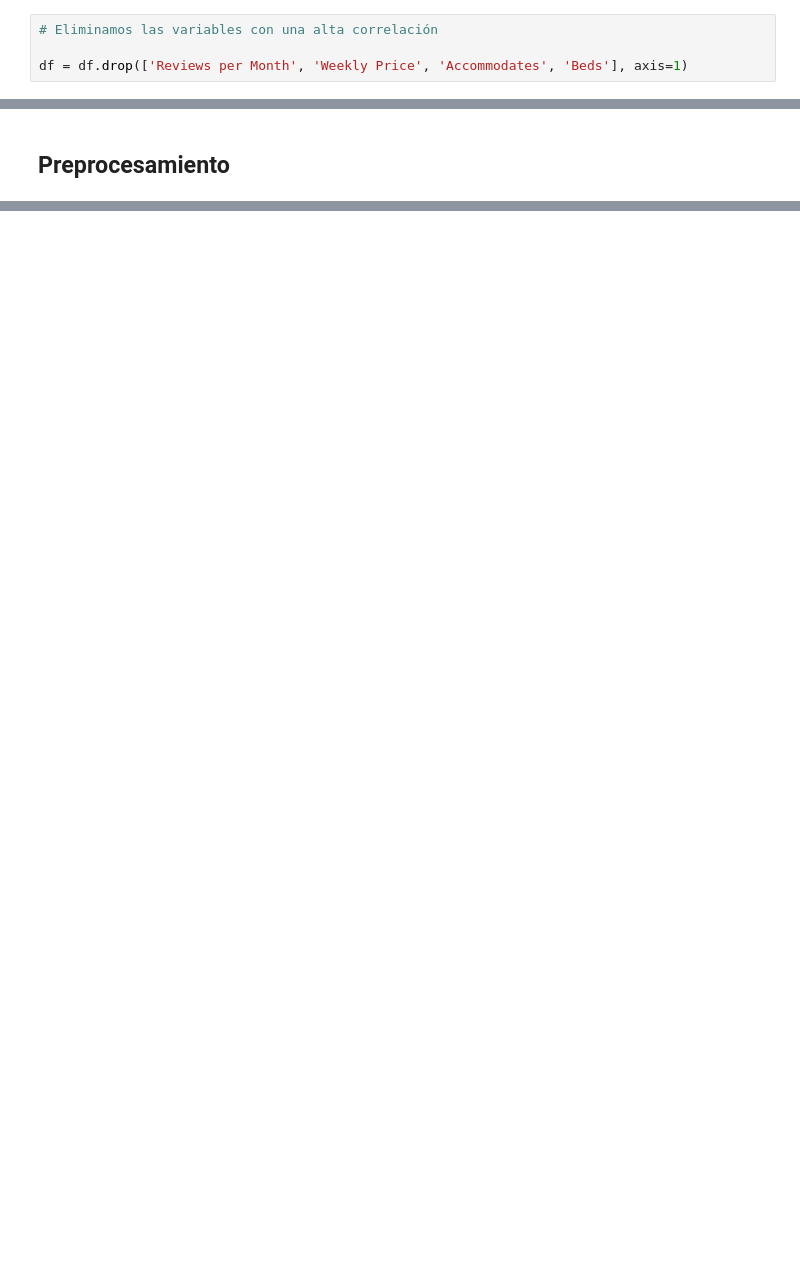
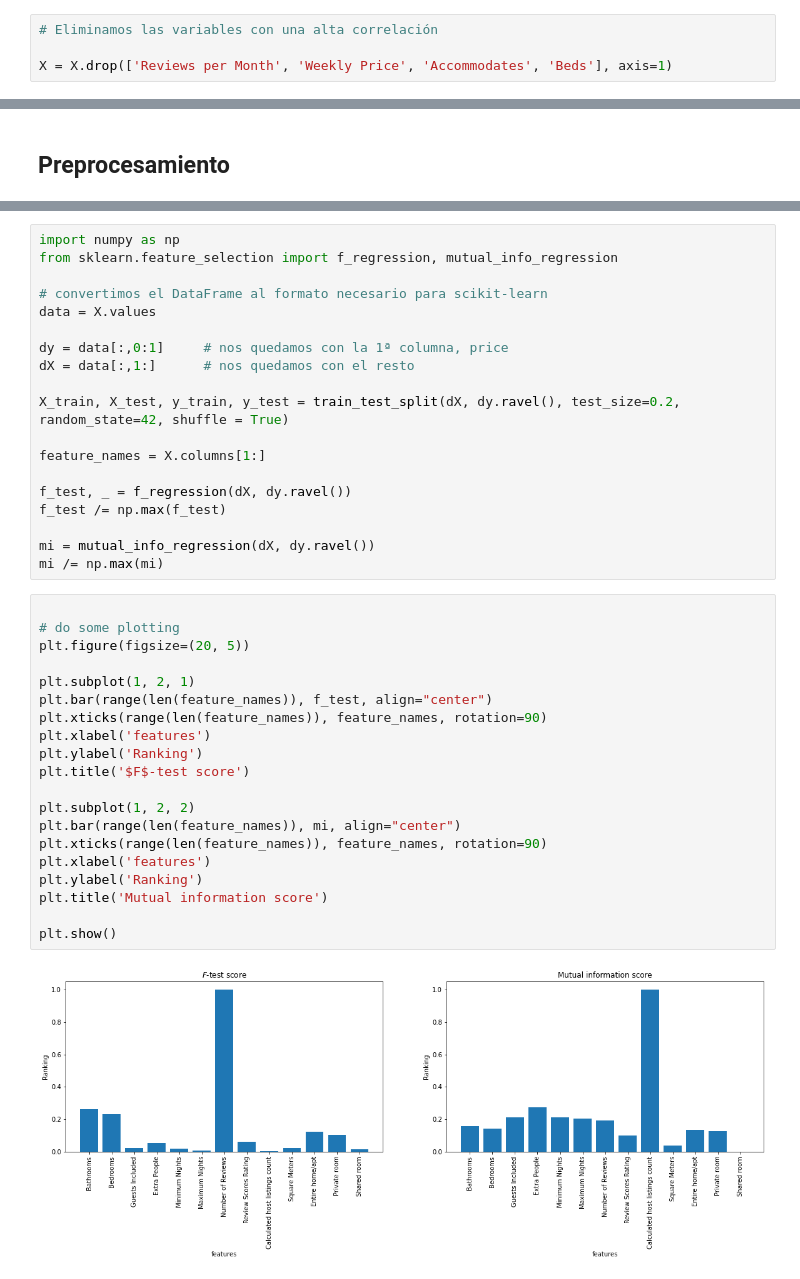
Before and after one commit to MiguelyGallego/Machine-Learning, a Jupyter notebook: practica_ml.ipynb, the cells around one changed output, grey strips where cells are left out. Drawn from its saved outputs; the diff is of its cells as text; blank space fills up the shorter version.

```diff
--- a/practica_ml.ipynb
+++ b/practica_ml.ipynb
@@ -201,4 +226,4 @@ plt.show()
 # %%
 # Eliminamos las variables con una alta correlación
 
-df = df.drop(['Reviews per Month', 'Weekly Price', 'Accommodates', 'Beds'], axis=1)
+X = X.drop(['Reviews per Month', 'Weekly Price', 'Accommodates', 'Beds'], axis=1)
@@ -211,0 +310,41 @@ plt.show()
+# %%
+import numpy as np
+from sklearn.feature_selection import f_regression, mutual_info_regression
+
+# convertimos el DataFrame al formato necesario para scikit-learn
+data = X.values
+
+dy = data[:,0:1]     # nos quedamos con la 1ª columna, price
+dX = data[:,1:]      # nos quedamos con el resto
+
+X_train, X_test, y_train, y_test = train_test_split(dX, dy.ravel(), test_size=0.2, random_state=42, shuffle = True)
+
+feature_names = X.columns[1:]
+
+f_test, _ = f_regression(dX, dy.ravel())
+f_test /= np.max(f_test)
+
+mi = mutual_info_regression(dX, dy.ravel())
+mi /= np.max(mi)
+# %%
+
+# do some plotting
+plt.figure(figsize=(20, 5))
+
+plt.subplot(1, 2, 1)
+plt.bar(range(len(feature_names)), f_test, align="center")
+plt.xticks(range(len(feature_names)), feature_names, rotation=90)
+plt.xlabel('features')
+plt.ylabel('Ranking')
+plt.title('$F$-test score')
+
+plt.subplot(1, 2, 2)
+plt.bar(range(len(feature_names)), mi, align="center")
+plt.xticks(range(len(feature_names)), feature_names, rotation=90)
+plt.xlabel('features')
+plt.ylabel('Ranking')
+plt.title('Mutual information score')
+
+plt.show()
+# %% [output]
+[figure, added]
```
Also changed, not shown: parts of 26 cells of this notebook.
